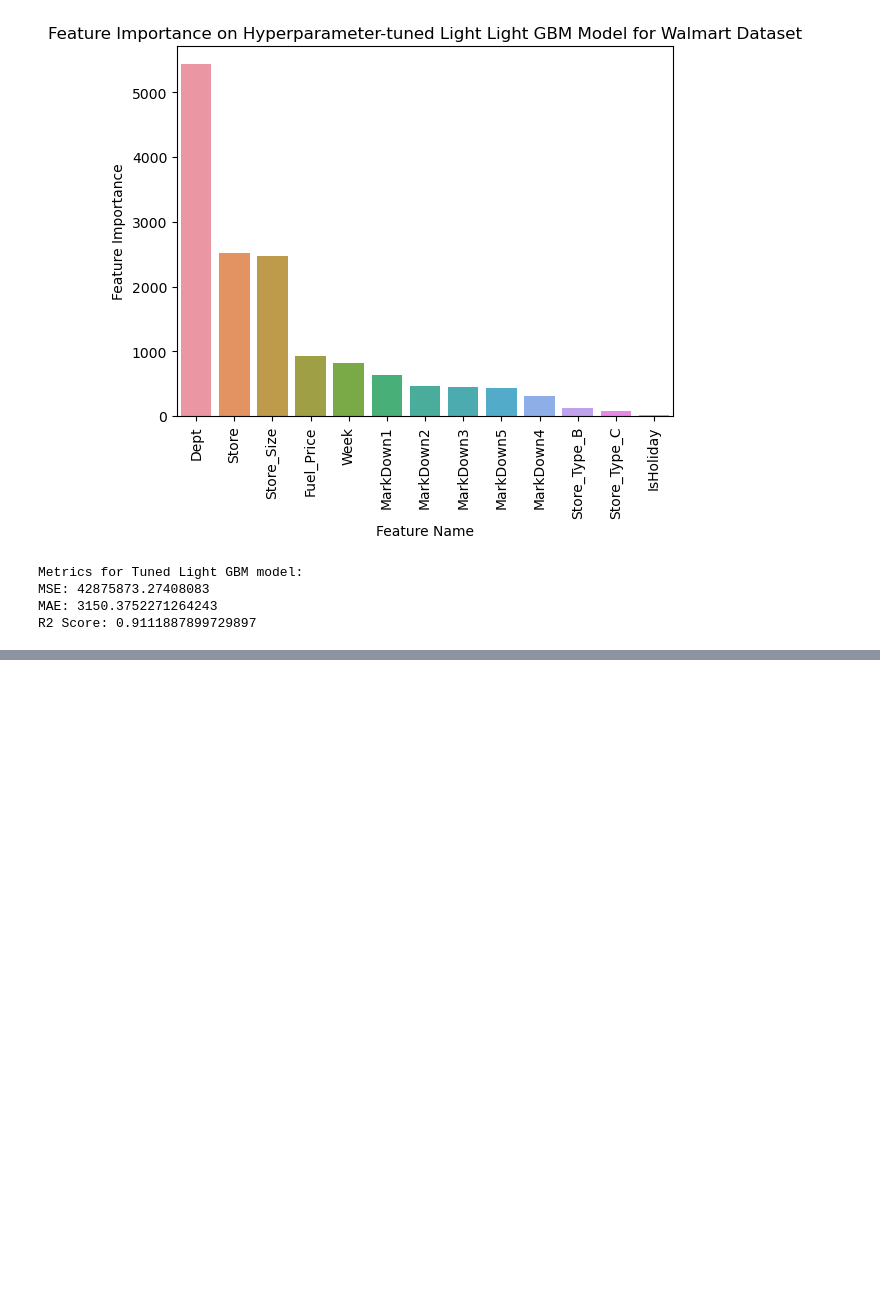
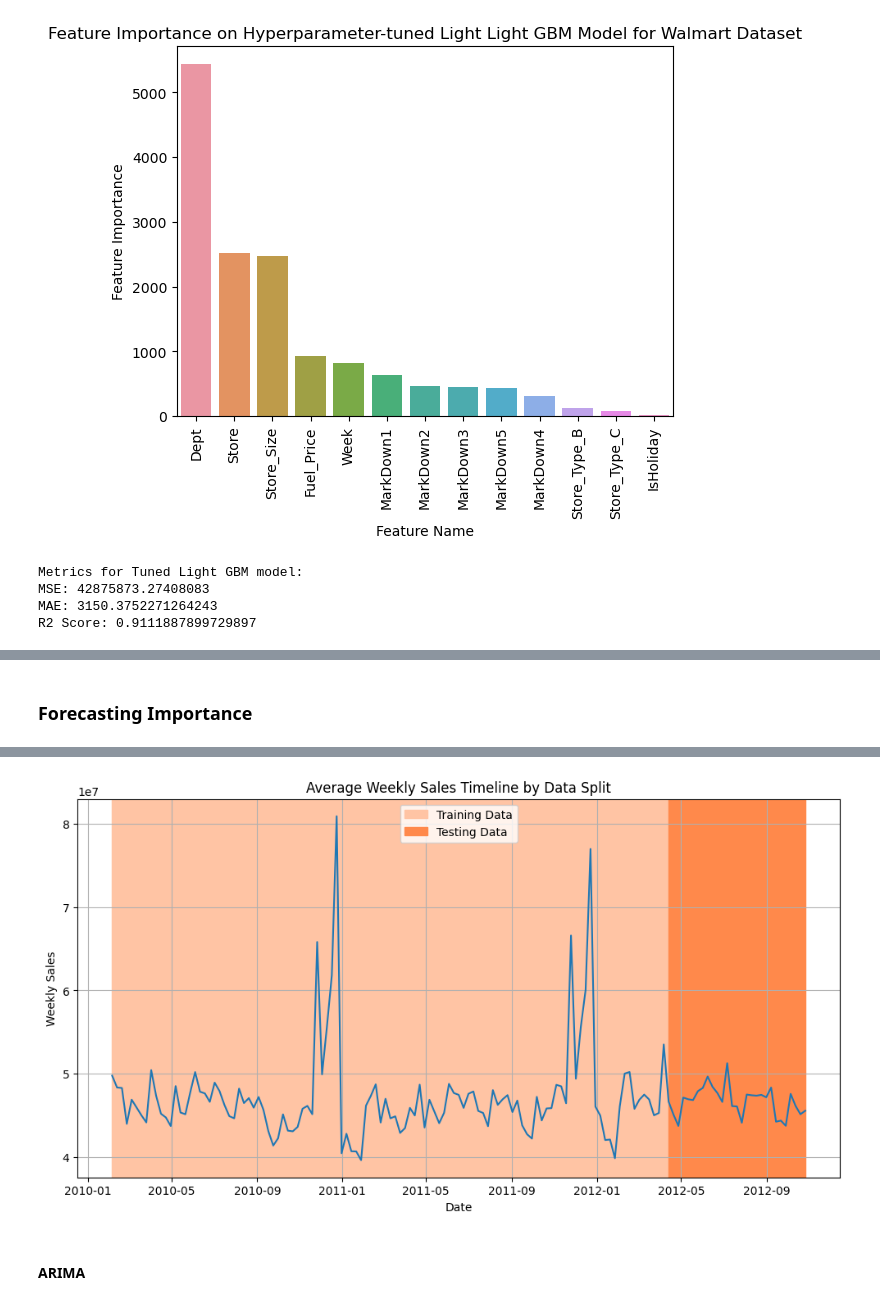
Before and after one commit to SahilBhave/AML-Project, a Jupyter notebook: AML_Group_Project.ipynb, the cells around one changed output, grey strips where cells are left out. Cells and saved outputs as stored; diff of their text form; code cells hidden in the pictures; blank space fills up the shorter version.

```diff
--- a/AML_Group_Project.ipynb
+++ b/AML_Group_Project.ipynb
@@ -1756,0 +1782,22 @@ R2 Score: 0.9111887899729897
+# %% [markdown]
+### Forecasting Importance
+# %%
+train_size = int(len(df) * 0.8)
+
+train_data = df.iloc[train_size]['Date']
+
+plt.figure(figsize=(12, 6))
+plt.plot(forescasting.index, forescasting['Weekly_Sales'])
+plt.legend()
+plt.title('Average Weekly Sales Timeline by Data Split')
+plt.xlabel('Date')
+plt.ylabel('Weekly Sales')
+
+plt.grid(True)
+
+plt.axvspan(df.iloc[0]['Date'], train_data, color='#ffc4a4', label='Training Data')
+plt.axvspan(train_data, df.iloc[-1]['Date'], color='#ff894b', label='Testing Data')
+
+plt.legend(loc='upper center')
+plt.show()
+# %% [output]
@@ -1756,0 +1805,3 @@ R2 Score: 0.9111887899729897
+[figure, added]
+# %% [markdown]
+#### ARIMA
```
Also changed, not shown: parts of 28 cells of this notebook.
